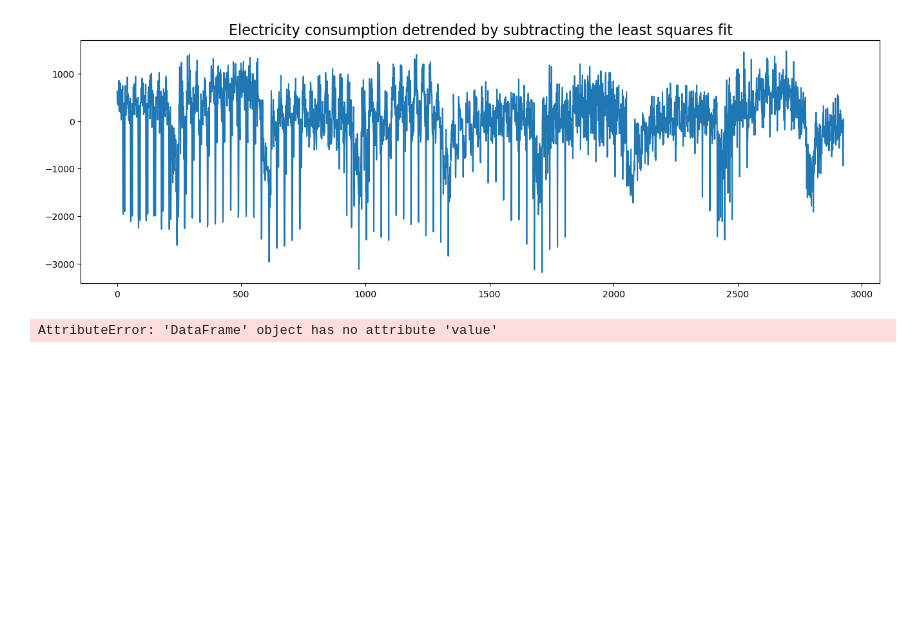
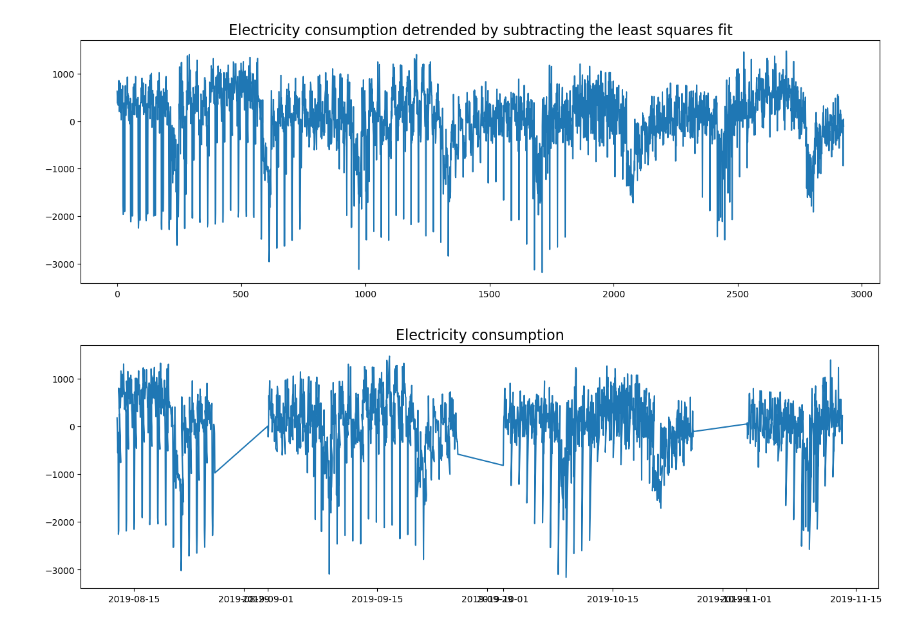
Before and after one commit to denismoroz1981/divd_project, a Jupyter notebook: divd_project.ipynb, the cells around one changed output. Drawn from its saved outputs; the diff is of its cells as text; code cells hidden in the pictures; blank space fills up the shorter version.

```diff
--- a/divd_project.ipynb
+++ b/divd_project.ipynb
@@ -146,8 +147,10 @@ plt.show()
 [figure]
 # %%
 #Using statmodels: Subtracting the Trend Component.
-detrended = df.value.values - result_mul.trend
+plt.figure(figsize=(16,5), dpi=100)
+detrended = ser - result_mul.trend
 plt.plot(detrended)
-plt.title('Drug Sales detrended by subtracting the trend component', fontsize=16)
+plt.title('Electricity consumption', fontsize=16)
+plt.show()
 # %% [output]
-AttributeError: 'DataFrame' object has no attribute 'value'
+[figure, added]
```
Also changed, not shown: parts of 4 cells of this notebook.
